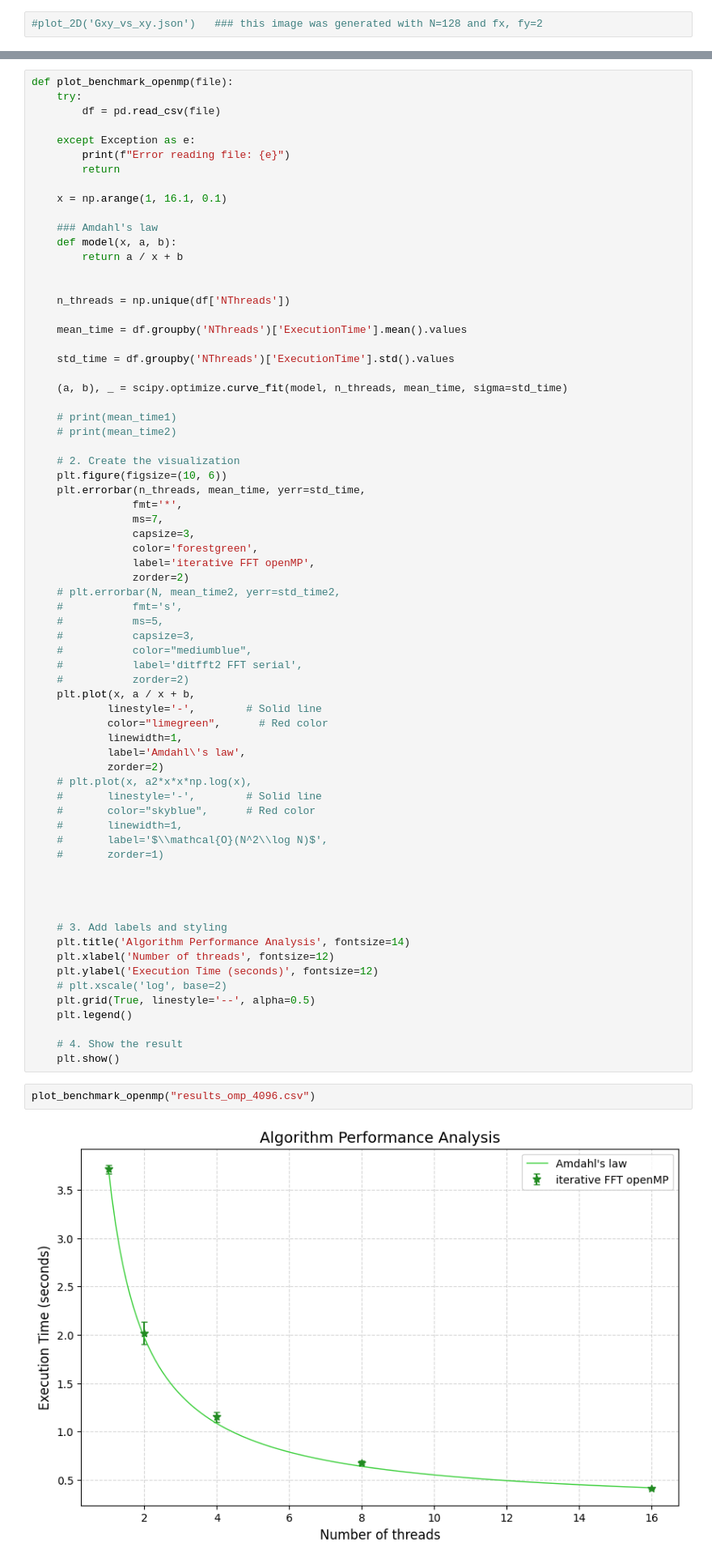
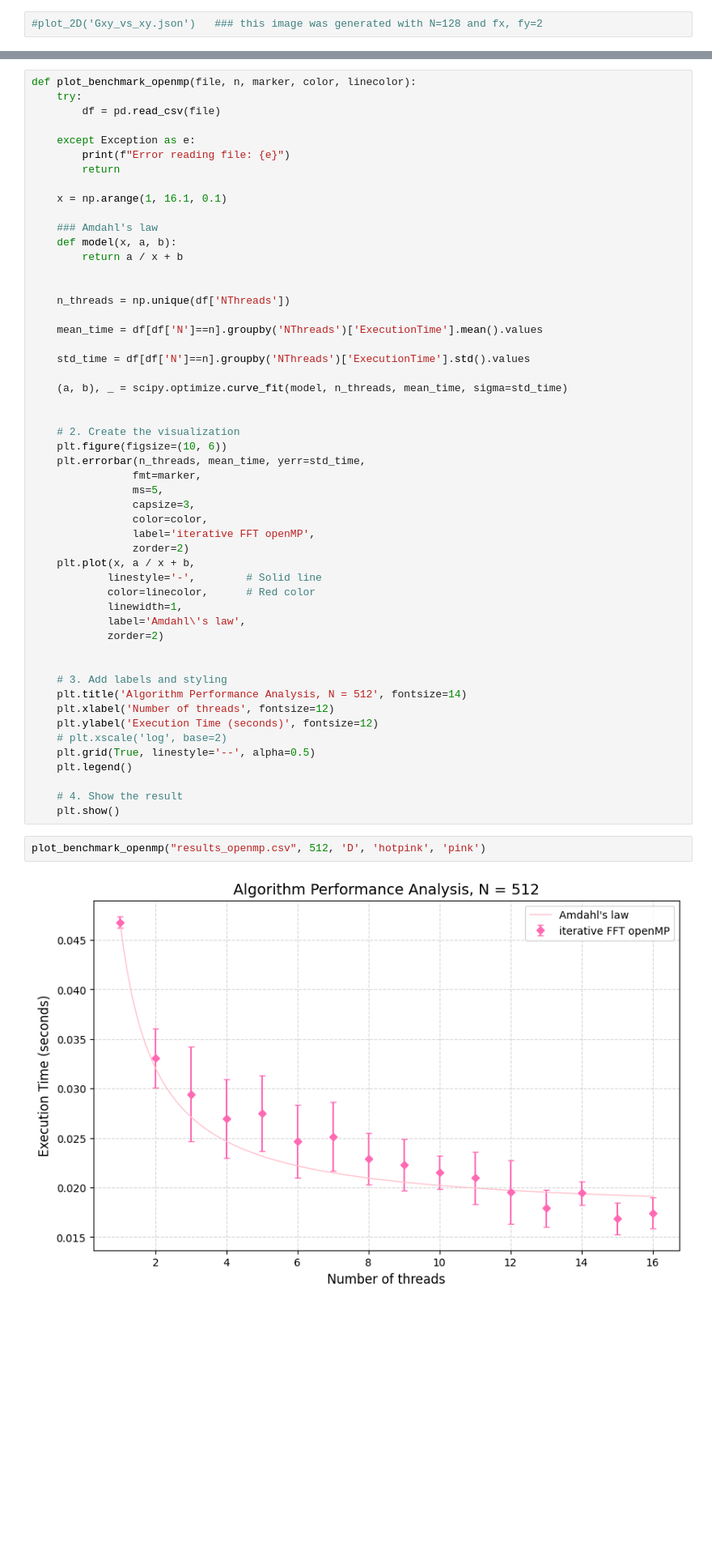
Before and after one commit to LauraRavagnani/Accelerated_FFT, a Jupyter notebook: visualize.ipynb, the cells around one changed output, grey strips where cells are left out. Shown at 81% size. Drawn from its saved outputs; the diff is of its cells as text; blank space fills up the shorter version.

Commit message:
fix benchmark and remove files

```diff
--- a/visualize.ipynb
+++ b/visualize.ipynb
@@ -180,5 +178,5 @@ plot_benchmark_serial("results_iterative_fft.csv", 'results_ditfft2.csv')
 # %%
-def plot_benchmark_openmp(file):
+def plot_benchmark_openmp(file, n, marker, color, linecolor):
 	try:
 		df = pd.read_csv(file)
 
@@ -195,49 +193,32 @@ def plot_benchmark_openmp(file):
 
 	n_threads = np.unique(df['NThreads'])
 
-	mean_time = df.groupby('NThreads')['ExecutionTime'].mean().values
+	mean_time = df[df['N']==n].groupby('NThreads')['ExecutionTime'].mean().values
 
-	std_time = df.groupby('NThreads')['ExecutionTime'].std().values
+	std_time = df[df['N']==n].groupby('NThreads')['ExecutionTime'].std().values
 
 	(a, b), _ = scipy.optimize.curve_fit(model, n_threads, mean_time, sigma=std_time)
 
-	# print(mean_time1)
-	# print(mean_time2)
 
 	# 2. Create the visualization
 	plt.figure(figsize=(10, 6))
 	plt.errorbar(n_threads, mean_time, yerr=std_time,
-				fmt='*',
-				ms=7,
+				fmt=marker,
+				ms=5,
 				capsize=3,
-				color='forestgreen',
+				color=color,
 				label='iterative FFT openMP',
 				zorder=2)
-	# plt.errorbar(N, mean_time2, yerr=std_time2,
-	# 			fmt='s',
-	# 			ms=5,
-	# 			capsize=3,
-	# 			color="mediumblue",
-	# 			label='ditfft2 FFT serial',
-	# 			zorder=2)
 	plt.plot(x, a / x + b,
 			linestyle='-',        # Solid line
-			color="limegreen",      # Red color
+			color=linecolor,      # Red color
 			linewidth=1,
 			label='Amdahl\'s law',
 			zorder=2)
-	# plt.plot(x, a2*x*x*np.log(x),
-	# 		linestyle='-',        # Solid line
-	# 		color="skyblue",      # Red color
-	# 		linewidth=1,
-	# 		label='$\\mathcal{O}(N^2\\log N)$',
-	# 		zorder=1)
-
-
 
 
 	# 3. Add labels and styling
-	plt.title('Algorithm Performance Analysis', fontsize=14)
+	plt.title('Algorithm Performance Analysis, N = 512', fontsize=14)
 	plt.xlabel('Number of threads', fontsize=12)
 	plt.ylabel('Execution Time (seconds)', fontsize=12)
 	# plt.xscale('log', base=2)
@@ -247,6 +228,6 @@ def plot_benchmark_openmp(file):
 	# 4. Show the result
 	plt.show()
 # %%
-plot_benchmark_openmp("results_omp_4096.csv")
+plot_benchmark_openmp("results_openmp.csv", 512, 'D', 'hotpink', 'pink')
 # %% [output]
-[figure, old version]
+[figure, new version]
```
Also changed, not shown: parts of 7 cells of this notebook, 16 other files.
